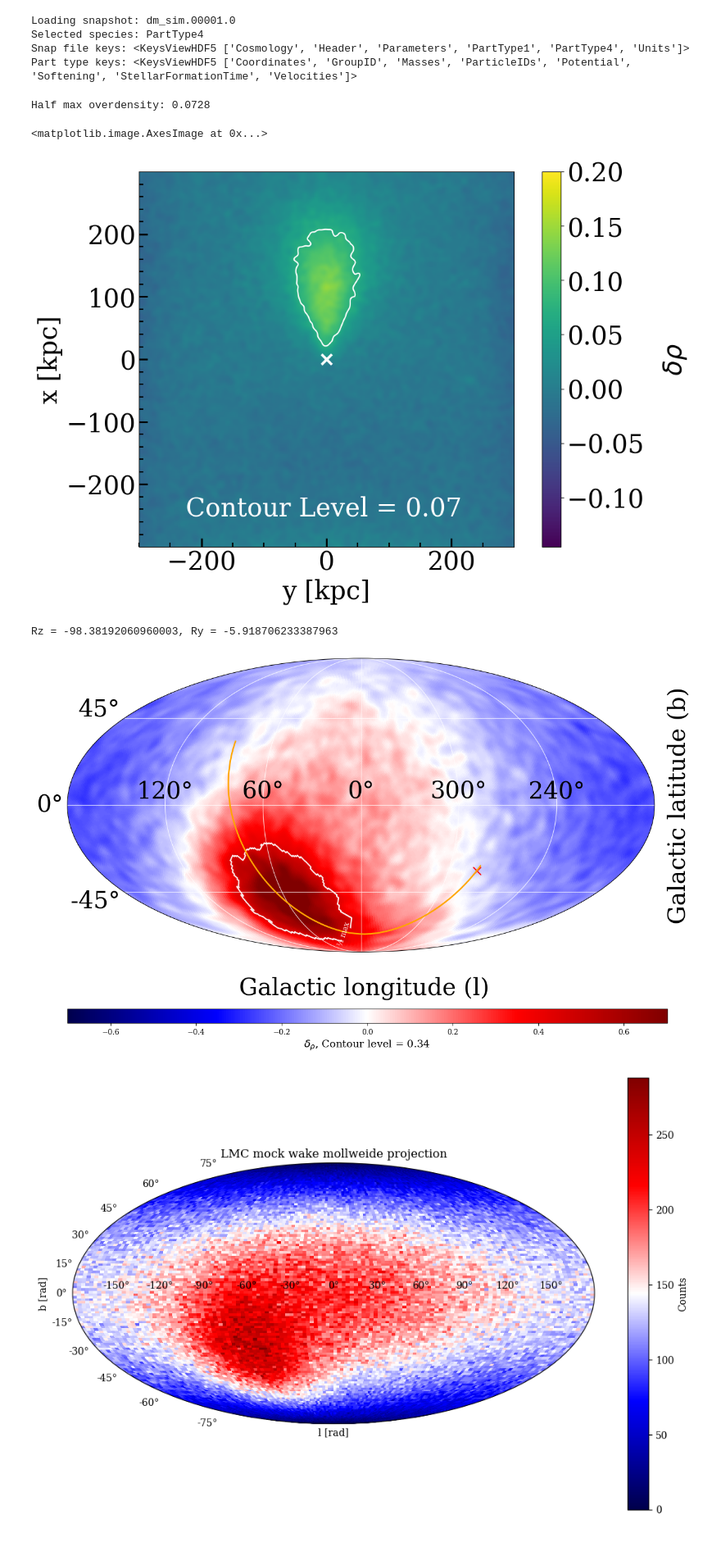
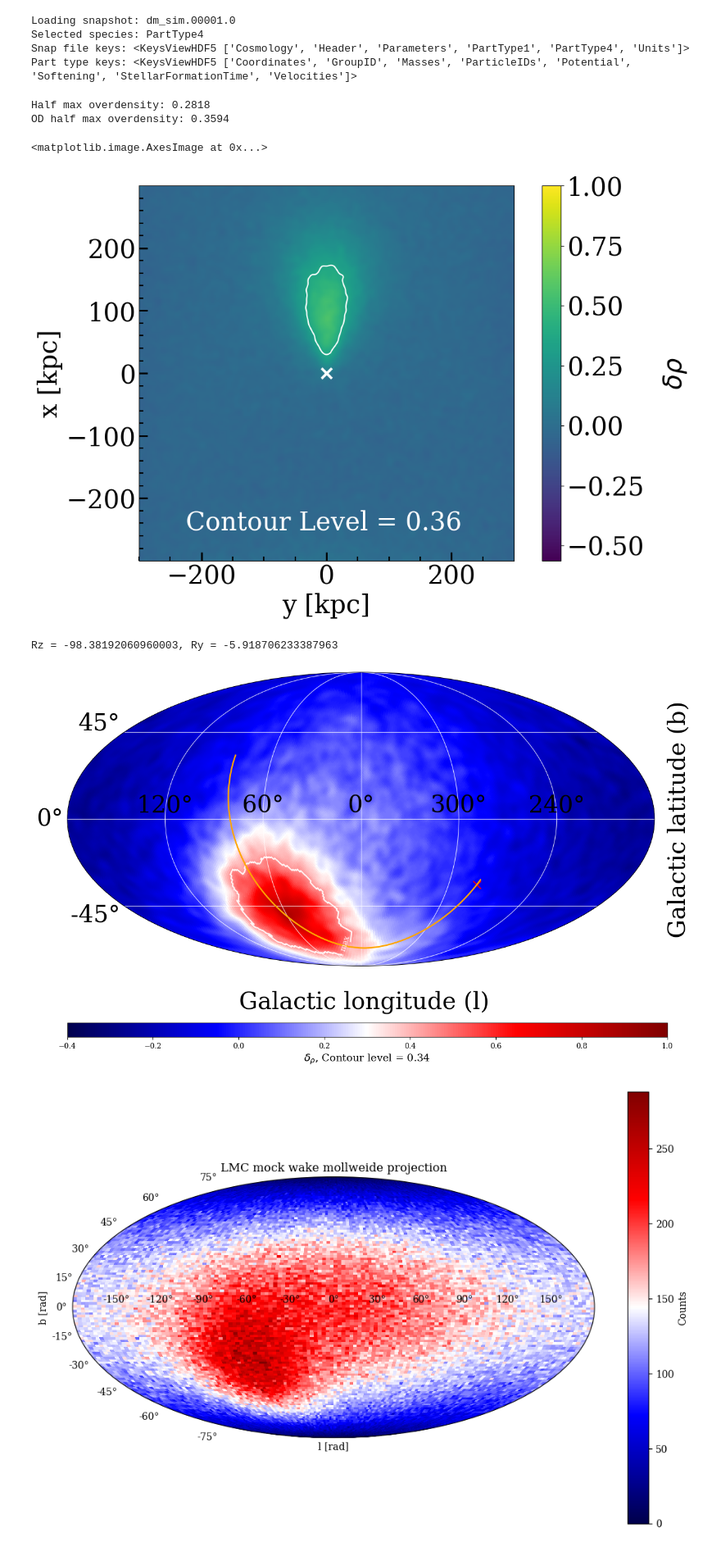
Before and after one commit to TheArchAstronomer/My_thesis, a Jupyter notebook: Hernquist_profile.ipynb, the cells around one changed output. Shown at 82% size. Saved outputs shown, nothing was run; the diff lists cells and outputs as text; code cells hidden in the pictures.

```diff
--- a/Hernquist_profile.ipynb
+++ b/Hernquist_profile.ipynb
@@ -78,6 +78,8 @@ Part type keys: <KeysViewHDF5 ['Coordinates', 'GroupID', 'Masses', 'ParticleIDs'
 x = star_coord[:,0]
 y = star_coord[:,1]
 z = star_coord[:,2]
+x = x[np.where((z > -60) & (z < 60))]
+y = y[np.where((z > -60) & (z < 60))]
 z = z[np.where((z > -60) & (z < 60))]
 
 # x = star_coord_x[:,0]
@@ -86,9 +88,10 @@ z = z[np.where((z > -60) & (z < 60))]
 # %%
 plot_OD_gaussian(y, x, (300, 300), 2, 'y [kpc]', 'x [kpc]')
 # %% [output]
-Half max overdensity: 0.0728
+Half max overdensity: 0.2818
+OD half max overdensity: 0.3594
 <matplotlib.image.AxesImage at 0x...>
-[figure, old version]
+[figure, new version]
 # %%
 #interest 0 sss
 # %%
@@ -300,15 +303,15 @@ fig = plt.figure(figsize=(12, 9), facecolor='white')
 ax = fig.add_subplot(111, projection="mollweide")
 
 # Neid vmin/vmax väärtusi võib vajaduse muuta, Foote-is on -0.4 kuni 1.0
+# valid = np.isfinite(grid_map)
+# vmax = np.nanpercentile(grid_map[valid], 99)
+# vmax = float(max(vmax, 0.1))            # avoid zero; adjust as needed
+# vmin = -vmax
+
 valid = np.isfinite(grid_map)
 vmax = np.nanpercentile(grid_map[valid], 99)
-vmax = float(max(vmax, 0.1))            # avoid zero; adjust as needed
-vmin = -vmax
-
-# valid = np.isfinite(grid_map)
-# vmax = np.nanpercentile(grid_map[valid], 99)
-# vmax = 1.0           # avoid zero; adjust as needed
-# vmin = -0.4
+vmax = 1.0           # avoid zero; adjust as needed
+vmin = -0.4
 
 # Plot map; reverse longitude to keep east-to-the-left astronomy convention
 image = ax.pcolormesh(
@@ -341,34 +344,34 @@ ax.scatter(
      LMC_location_today.galactic.b.radian,
      marker='x', color='red', s=120, label='LMC today (SIMBAD)'
 )
 
 # Grid and tick labels
 # ax.grid(True, color="gray", lw=0.6, alpha=0.8)
 ax.grid(True, color="white", lw=0.9, alpha=0.8)
 ax.set_longitude_grid(60)
 ax.set_latitude_grid(45)
 # ax.set_latitude_grid(30)
 ax.set_longitude_grid_ends(90)
 ax.xaxis.set_major_formatter(ThetaFormatterShiftPi(60))
 ax.tick_params(axis='x', labelsize=32, colors='black')
 ax.tick_params(axis='y', labelsize=32, colors='black')
 
 # Colorbar
 # cax = fig.add_axes([0.15, 0.08, 0.7, 0.03])
 cax = fig.add_axes([0.05, 0.08, 0.95, 0.03])
 cb = fig.colorbar(image, cax=cax, orientation="horizontal")
 cb.set_label(r"$\delta_{\rho}$, Contour level = 0.34 ", fontsize=14)
 # cb.set_label(r"Overdensity $\delta_{\rho}$ = n/⟨n⟩ − 1", fontsize=22)
 cb.solids.set_edgecolor("face")
 
 # Axis labels
 plt.figtext(0.52, 0.14, "Galactic longitude (l)", ha="center", fontsize=32)
 plt.figtext(1.00, 0.54, "Galactic latitude (b)",  va="center", rotation=90, fontsize=32)
 
 plt.subplots_adjust(bottom=0.1, top=0.98, left=0.05, right=0.98)
 plt.show()
 # %% [output]
-[figure, old version]
+[figure, new version]
 # %%
 H, lon_edges, lat_edges = np.histogram2d(
     -lon, lat,
```
Also changed, not shown: 2 other files.
